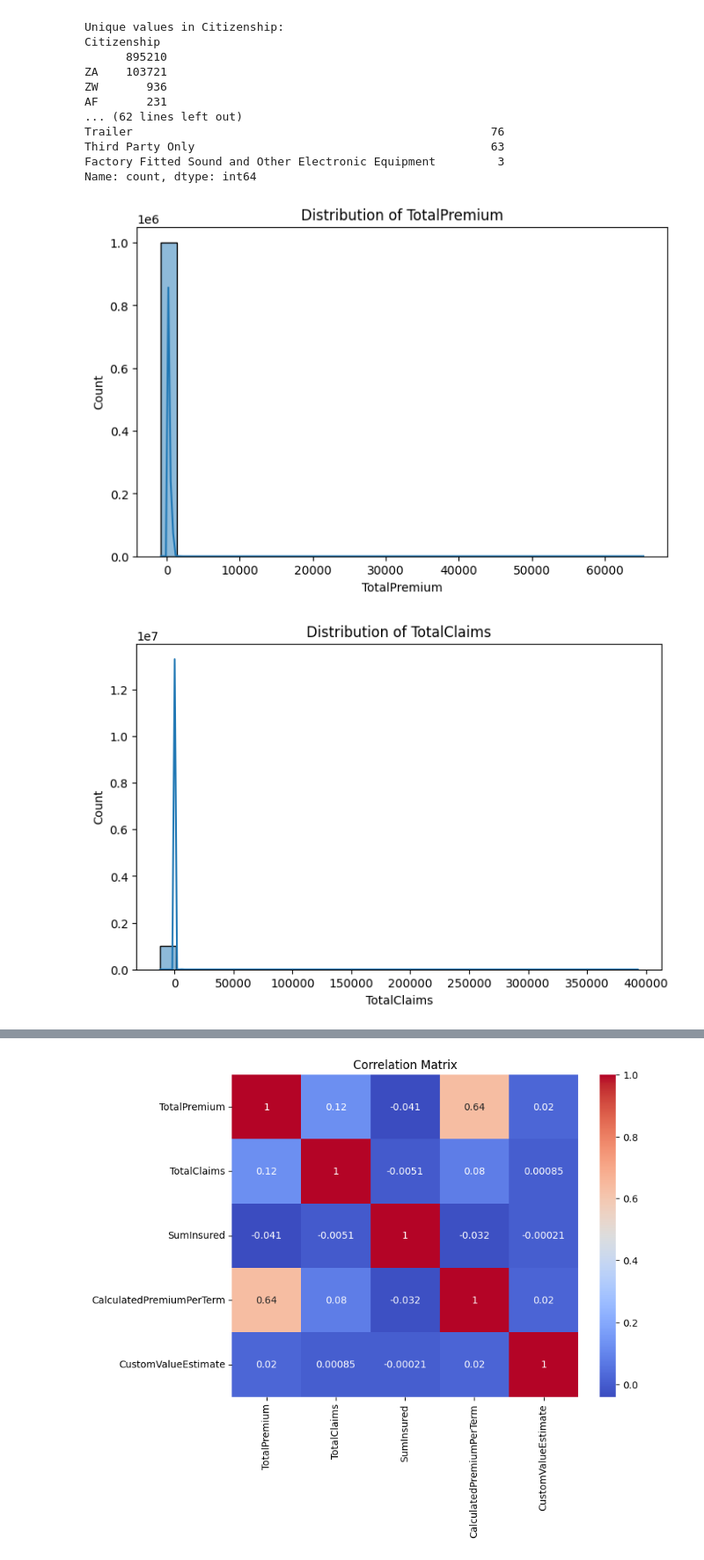
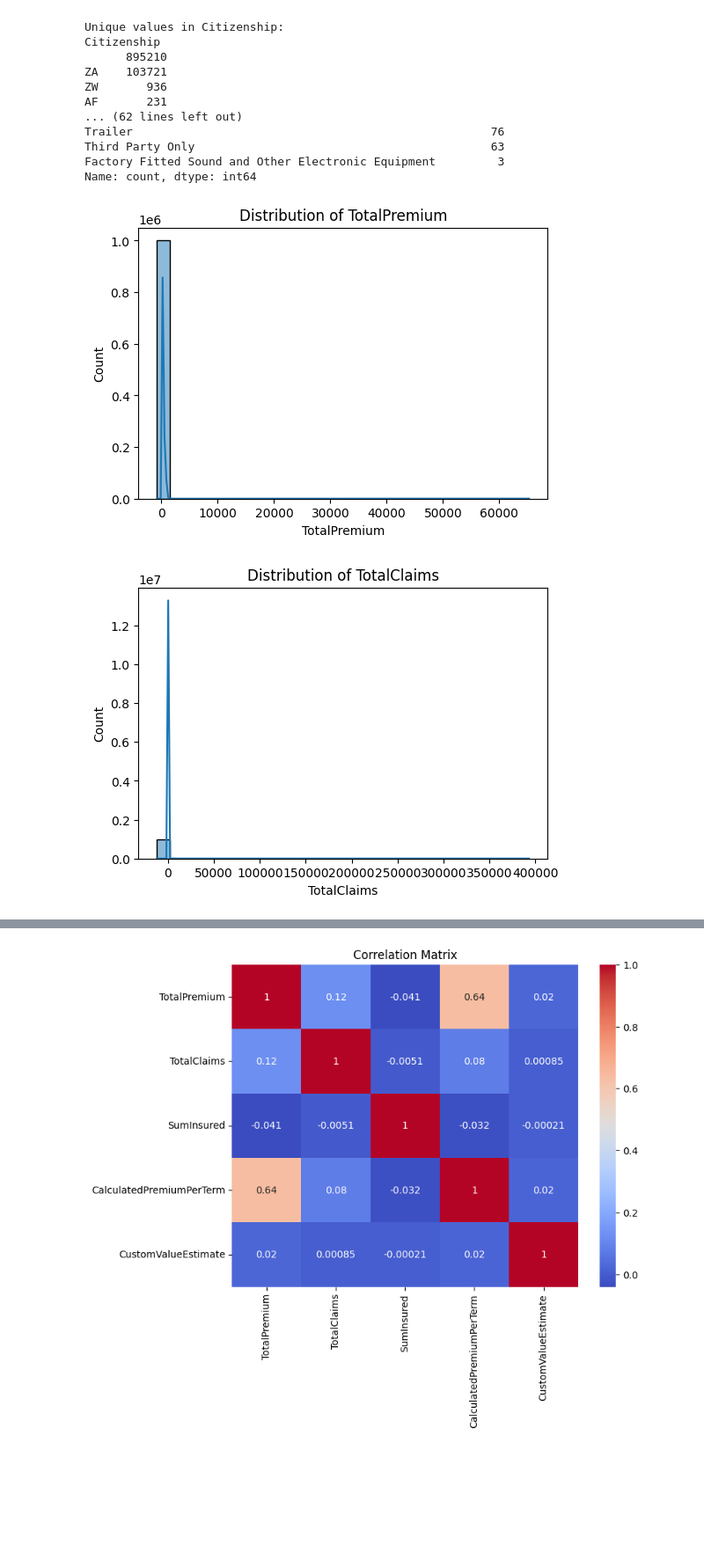
Before and after one commit to habeshaethiopia/AlphaCare-Insurance-Solutions, a Jupyter notebook: notebooks/EDA.ipynb, the cells around one changed output, grey strips where cells are left out. Shown at 88% size. Saved outputs shown, nothing was run; the diff lists cells and outputs as text; code cells hidden in the pictures; blank space fills up the shorter version.

```diff
--- a/notebooks/EDA.ipynb
+++ b/notebooks/EDA.ipynb
@@ -50,8 +45,8 @@ import pandas as pd
 # %%
-
 # Load a sample dataset (replace with your own file path)
 file_path = r"https://drive.google.com/file/d/1GOLY8weQTQxcv3zyTN35z7va-WZobgpU/view?usp=drive_link" # Change this to your actual CSV file path
-df = load_data_from_drive_zip(file_path)
+DL=DataLoader(file_path)
+df = DL.load_data_from_drive_zip(file_path)
 
 # Show the first few rows of the dataset
 df.head()
@@ -133,11 +127,11 @@ Name: count, dtype: int64
 # %%
 
 numerical_columns = ['TotalPremium', 'TotalClaims', 'SumInsured', 'CalculatedPremiumPerTerm', 'CustomValueEstimate']
 for col in numerical_columns:
-    plt.figure(figsize=(8, 5))
+    plt.figure(figsize=(6, 4))
     sns.histplot(df[col], kde=True, bins=30)
     plt.title(f"Distribution of {col}")
     plt.show()
 # %% [output]
-[figure, old version]
+[figure, new version]
-[figure, old version]
+[figure, new version]
```
Also changed, not shown: parts of 10 cells of this notebook.
